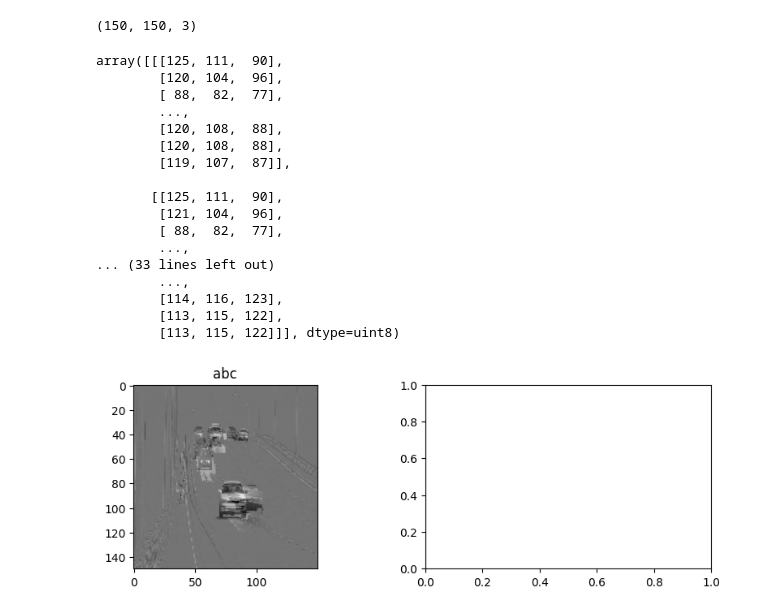
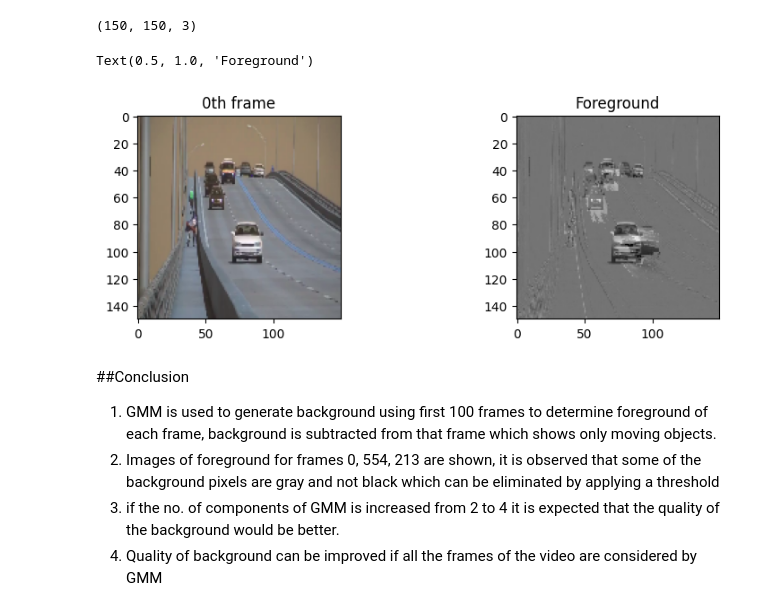
Before and after one commit to ChintzRuparel/Computer-Vision, a Jupyter notebook: Experiment9.ipynb, the cells around one changed output. Cells and saved outputs as stored; diff of their text form; code cells hidden in the pictures.

```diff
--- a/Experiment9.ipynb
+++ b/Experiment9.ipynb
@@ -76,29 +76,22 @@ for i in range(rw):
 # %%
 plt.figure(figsize=(10,10))
 plt.subplot(3,2,1)
 plt.imshow(frames[0])
-plt.title('abc')
+plt.title('0th frame')
+
 foreground=frames[0]-background
 foreground=rgb2gray(foreground)
+
+plt.subplot(3,2,2)
 plt.imshow(foreground,cmap='gray')
-plt.subplot(3,2,2)
-frames[900]
+plt.title('Foreground')
 # %% [output]
-array([[[125, 111,  90],
-        [120, 104,  96],
-        [ 88,  82,  77],
-        ...,
-        [120, 108,  88],
-        [120, 108,  88],
-        [119, 107,  87]],
-
-       [[125, 111,  90],
-        [121, 104,  96],
-        [ 88,  82,  77],
-        ...,
-... (33 lines left out)
-        ...,
-        [114, 116, 123],
-        [113, 115, 122],
-        [113, 115, 122]]], dtype=uint8)
+Text(0.5, 1.0, 'Foreground')
-[figure, old version]
+[figure, new version]
+# %% [markdown]
+
+##Conclusion
+1. GMM is used to generate background using first 100 frames to determine foreground of each frame, background is subtracted from that frame which shows only moving objects.
+2. Images of foreground for frames 0, 554, 213 are shown, it is observed that some of the background pixels are gray and not black which can be eliminated by applying a threshold
+3. if the no. of components of GMM is increased from 2 to 4 it is expected that the quality of the background would be better.
+4. Quality of background can be improved if all the frames of the video are considered by GMM
```
